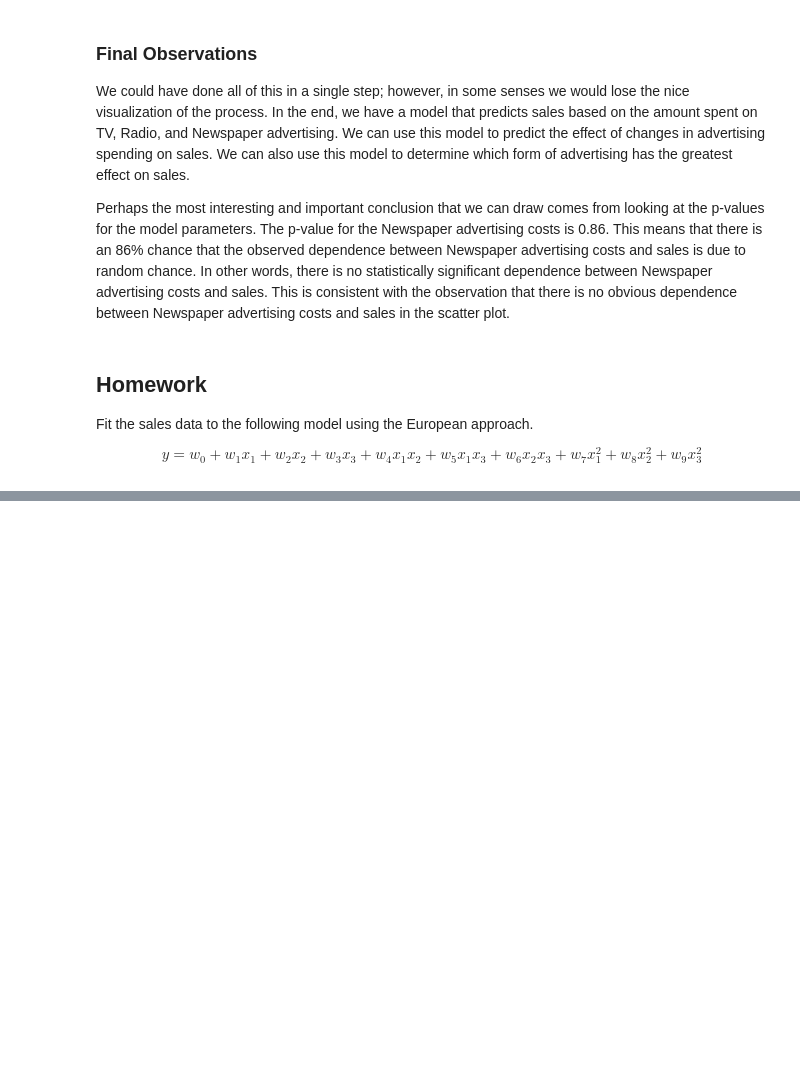
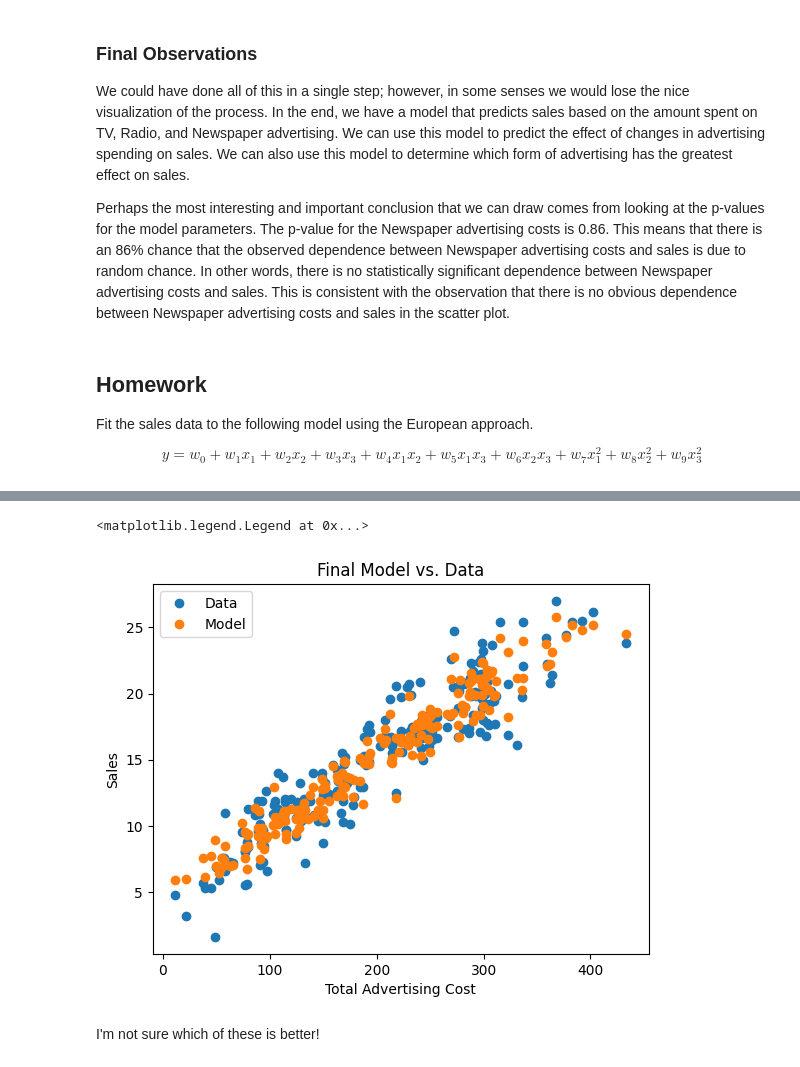
Before and after one commit to jakeb245/phys441, a Jupyter notebook: Assignments/question1.ipynb, the cells around one changed output, grey strips where cells are left out. Drawn from its saved outputs; the diff is of its cells as text; code cells hidden in the pictures; blank space fills up the shorter version.

Commit message:
Do Question 1 better

```diff
--- a/Assignments/question1.ipynb
+++ b/Assignments/question1.ipynb
@@ -292,0 +296,6 @@ This looks pretty good! The uncertainties in the coefficients look fairly low, w
+# %%
+model_f2 = smf.ols('Sales ~ TV + I(Radio**2)', data=advert)
+model_f2 = model_f2.fit()
+sales_pred_f2 = model_f2.predict()
+
+print(model_f2.summary())
@@ -292,0 +320,13 @@ This looks pretty good! The uncertainties in the coefficients look fairly low, w
+# %%
+fig = plt.figure()
+plt.plot(advert['TV'] + advert['Radio'] + advert['Newspaper'], advert['Sales'], 'o', label="Data")
+plt.plot(advert['TV'] + advert['Radio'] + advert['Newspaper'], sales_pred_f2, 'o', label="Model")
+plt.xlabel("Total Advertising Cost")
+plt.ylabel("Sales")
+plt.title("Final Model vs. Data")
+plt.legend()
+# %% [output]
+<matplotlib.legend.Legend at 0x...>
+[figure, added]
+# %% [markdown]
+I'm not sure which of these is better!
```
Also changed, not shown: parts of 11 cells of this notebook.
